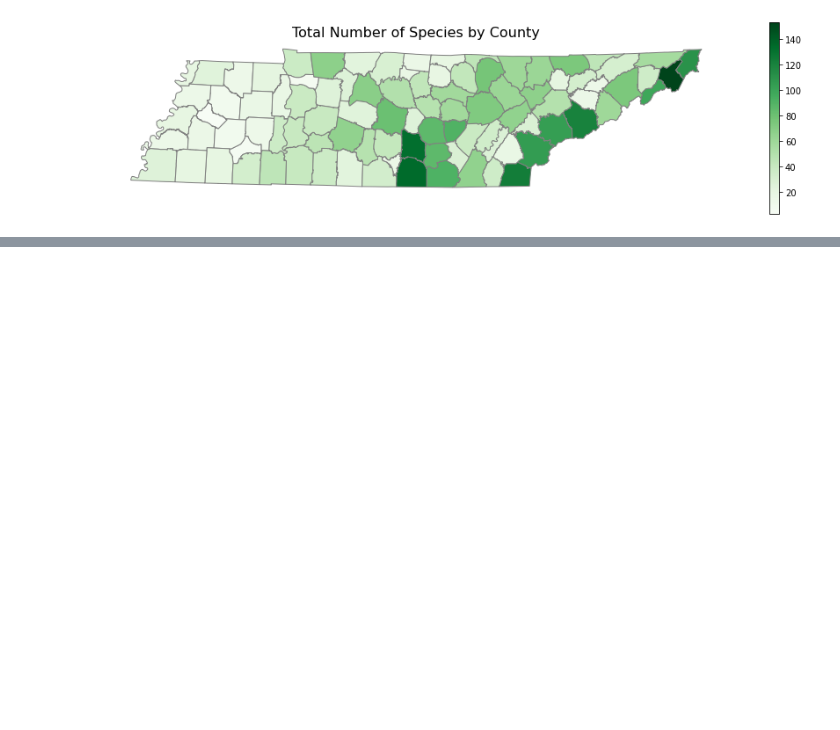
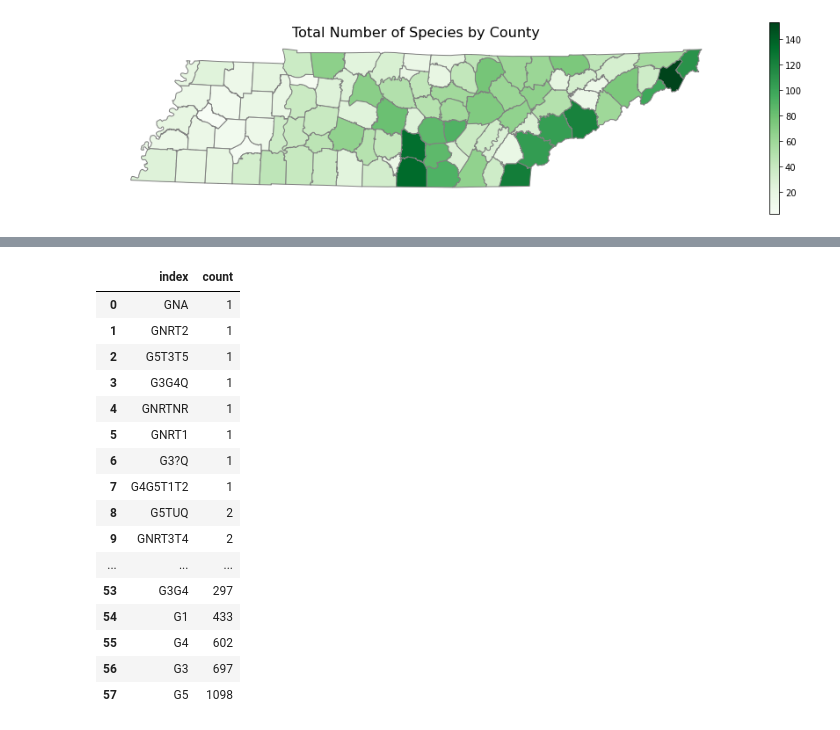
Before and after one commit to jomccall/Species-Diversity-in-Tennessee, a Jupyter notebook: notebooks/Exploration Counties Data.ipynb, the cells around one changed output, grey strips where cells are left out. Cells and saved outputs as stored; diff of their text form; code cells hidden in the pictures; blank space fills up the shorter version.

```diff
--- a/notebooks/Exploration Counties Data.ipynb
+++ b/notebooks/Exploration Counties Data.ipynb
@@ -168,0 +138,20 @@ gtype_df.sort_values(['count']).plot(kind = 'bar',
+# %%
+gtype_df.sort_values(['count']).reset_index(inplace = False)
+# %% [output]
+|  | index | count |
+| 0 | GNA | 1 |
+| 1 | GNRT2 | 1 |
+| 2 | G5T3T5 | 1 |
+| 3 | G3G4Q | 1 |
+| 4 | GNRTNR | 1 |
+| 5 | GNRT1 | 1 |
+| 6 | G3?Q | 1 |
+| 7 | G4G5T1T2 | 1 |
+| 8 | G5TUQ | 2 |
+| 9 | GNRT3T4 | 2 |
+| ... | ... | ... |
+| 53 | G3G4 | 297 |
+| 54 | G1 | 433 |
+| 55 | G4 | 602 |
+| 56 | G3 | 697 |
+| 57 | G5 | 1098 |
```
Also changed, not shown: parts of 36 cells of this notebook.
